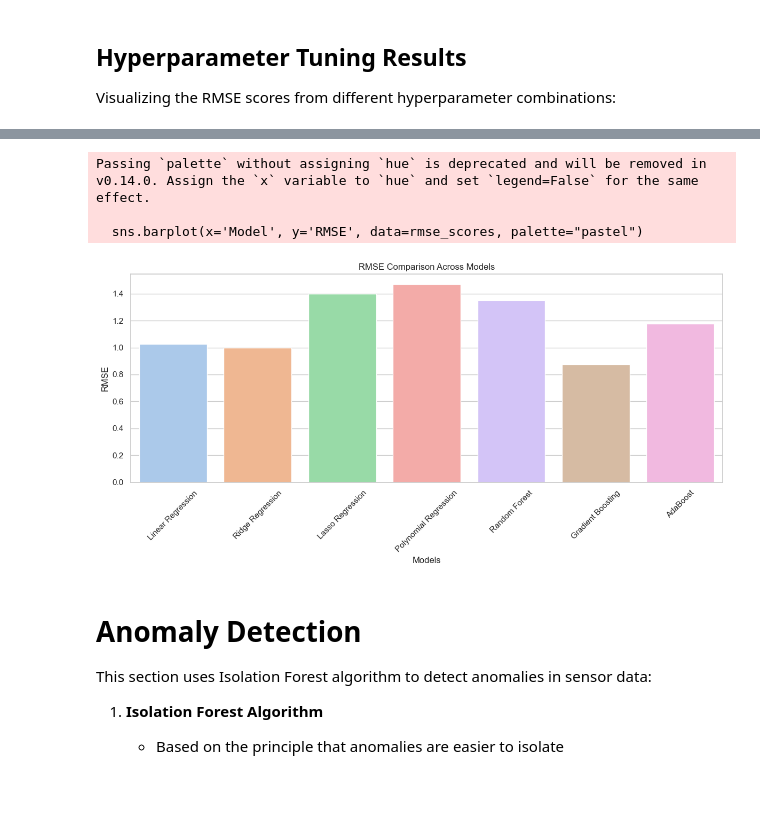
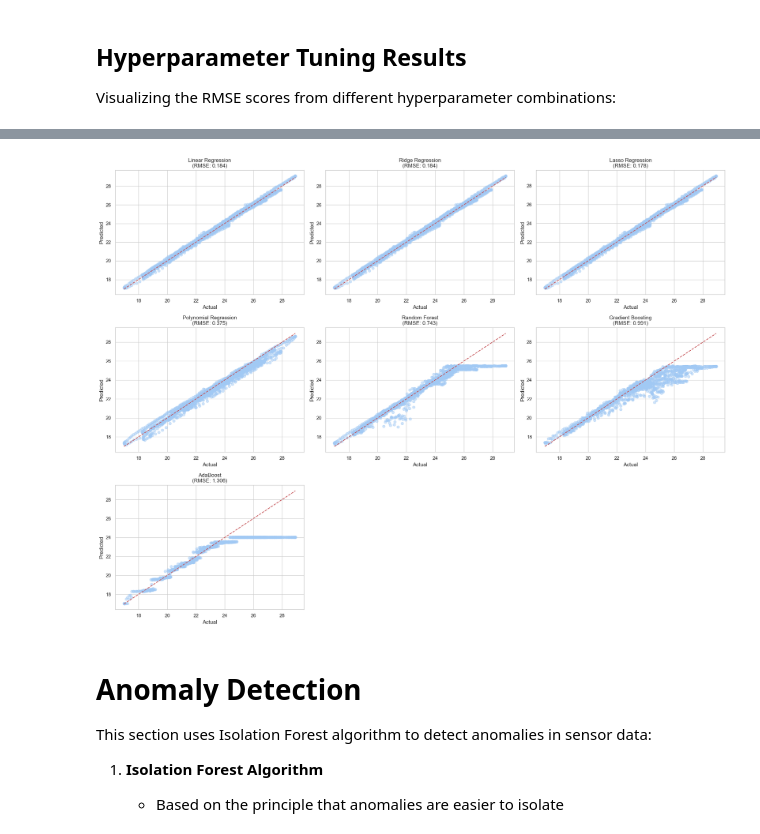
Before and after one commit to codesob/sml2010, a Jupyter notebook: ok.ipynb, the cells around one changed output, grey strips where cells are left out. Saved outputs shown, nothing was run; the diff lists cells and outputs as text; code cells hidden in the pictures; blank space fills up the shorter version.

```diff
--- a/ok.ipynb
+++ b/ok.ipynb
@@ -352,28 +352,17 @@ Best params for Gradient Boosting: {'learning_rate': 0.2, 'max_depth': 3, 'n_est
 # %%
-import seaborn as sns
-# Simulated RMSE from hyperparameter tuning (optional comparison)
-summary_df['RMSE'] = np.random.uniform(0.5, 1.5, size=len(summary_df))
-rmse_scores = pd.DataFrame({
-    'Model': summary_df['Model'],
-    'RMSE': summary_df['RMSE']
-})
-model_names = summary_df['Model'].unique()
-sns.set(style="whitegrid")
-sns.set_palette("pastel")
-plt.figure(figsize=(12, 6))
-plt.subplot(1, 1, 1)
-plt.title("RMSE Comparison Across Models")
-plt.xlabel("Models")
-plt.ylabel("RMSE")
-sns.barplot(x='Model', y='RMSE', data=rmse_scores, palette="pastel")
-plt.xticks(rotation=45)
+# Plot predictions vs actuals after hypertuning
+plt.figure(figsize=(20, 15))
+for i, (name, res) in enumerate(results.items()):
+    plt.subplot(3, 3, i+1)
+    plt.scatter(y_test, res['y_pred'], alpha=0.5)
+    plt.plot([y_test.min(), y_test.max()], [y_test.min(), y_test.max()], 'r--')
+    plt.xlabel('Actual')
+    plt.ylabel('Predicted')
+    plt.title(f"{name}\n(RMSE: {res['rmse']:.3f})")
 plt.tight_layout()
 plt.show()
 # %% [output]
-Passing `palette` without assigning `hue` is deprecated and will be removed in v0.14.0. Assign the `x` variable to `hue` and set `legend=False` for the same effect.
-
-  sns.barplot(x='Model', y='RMSE', data=rmse_scores, palette="pastel")
-[figure, old version]
+[figure, new version]
 # %% [markdown]
 # Anomaly Detection
 
```
Also changed, not shown: parts of 6 cells of this notebook, 1 other file.
